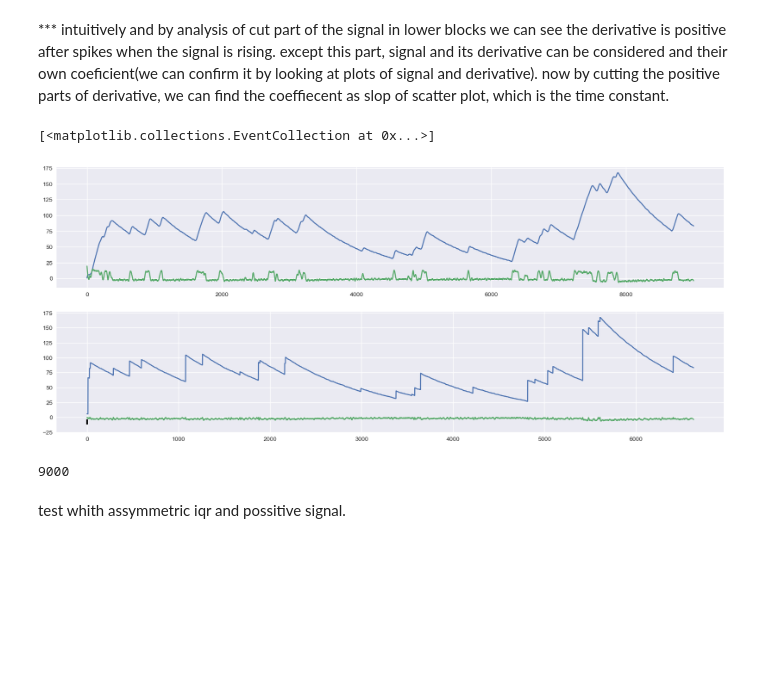
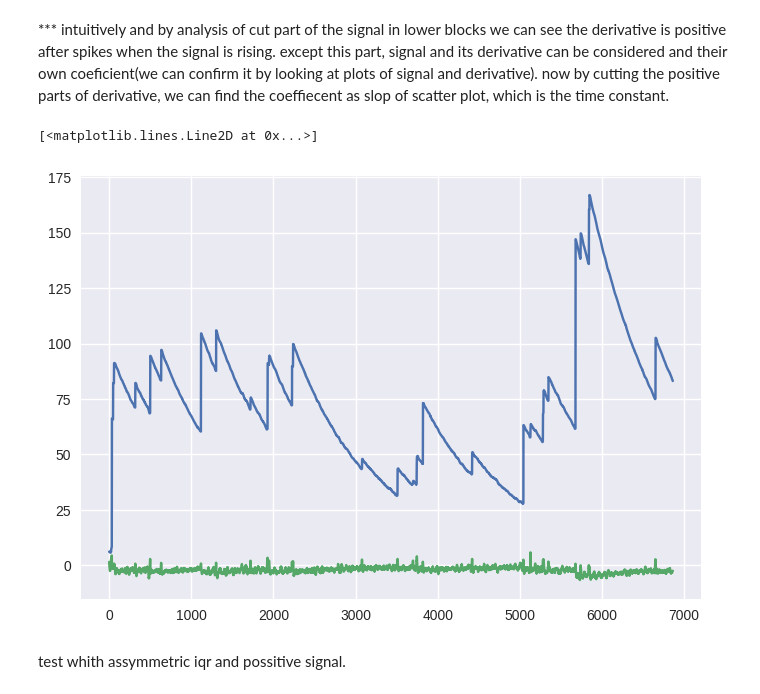
Before and after one commit to mjoudy/Calcium---AR, a Jupyter notebook: pre-processing-for-stefan.ipynb, the cells around one changed output. Saved outputs shown, nothing was run; the diff lists cells and outputs as text; code cells hidden in the pictures; blank space fills up the shorter version.

Commit message:
cutting spikes occurrenc instead of removing positive parts.

```diff
--- a/pre-processing-for-stefan.ipynb
+++ b/pre-processing-for-stefan.ipynb
@@ -491,20 +491,27 @@ Time constant:  306.263099428118
 import kernel_est_funcs as kef
 # %%
 spikes = np.load('spikes-10e4-ms.npy')
+spikes = spikes.astype(int)
 savgol_win = 51
 
 calcium_signal = kef.sim_calcium(spikes, 1000)
-signal, deriv = kef.smoothed_signals(calcium_signal, savgol_win, do_plots=True)
+signal, deriv = kef.smoothed_signals(calcium_signal, savgol_win, do_plots=False)
+spikes = spikes[500].astype(int)[1000:]
 
-plt.eventplot(spikes[500], lineoffsets=np.min(calcium_signal) - np.max(calcium_signal)/20, linelengths=np.max(calcium_signal)/20, color='k')
+#event_spikes = np.where(spikes == 1)[0]
+#plt.plot(signal)
+#plt.plot(30*deriv)
+#plt.eventplot(event_spikes, lineoffsets=20, linelengths=5, color='k')
+#plt.eventplot(spikes[500], lineoffsets=np.min(calcium_signal) - np.max(calcium_signal)/20, linelengths=np.max(calcium_signal)/20, color='k')
 #plt.scatter(range(0, len(spikes[500])), spikes[500])
-# %% [output]
-[<matplotlib.collections.EventCollection at 0x...>]
-[figure, removed]
-# %%
-len(signal)
-# %% [output]
-9000
+# %%
+signal_cut, deriv_cut = kef.cut_spikes(spikes, signal, deriv)
+# %%
+plt.plot(signal_cut)
+plt.plot(30*deriv_cut)
+# %% [output]
+[<matplotlib.lines.Line2D at 0x...>]
+[figure, added]
 # %% [markdown]
 test whith assymmetric iqr and possitive signal.
 # %%
```
Also changed, not shown: 1 other file.
